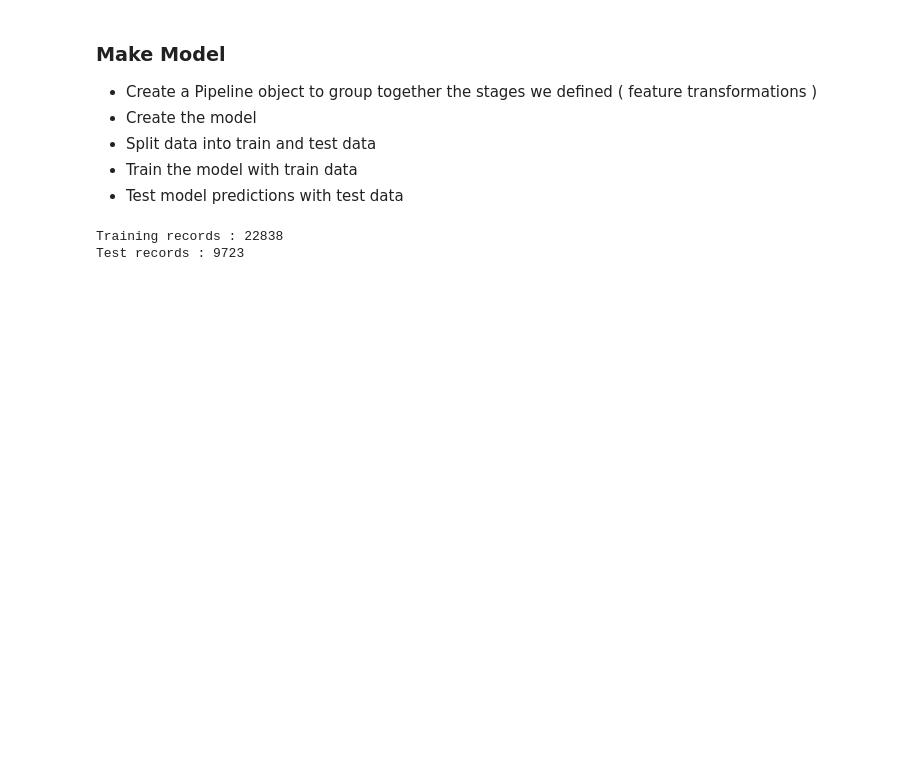
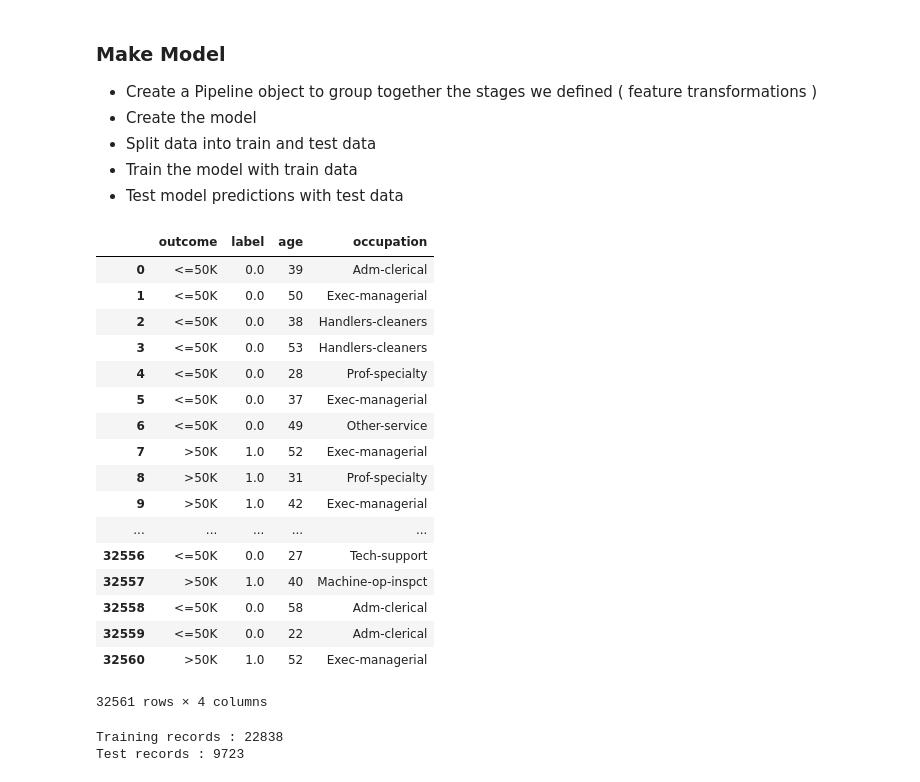
Before and after one commit to asierabreu/spark-course, a Jupyter notebook: Notebooks/Lab4/Lab4-ML-LogisticRegression-Example.ipynb, the cells around one changed output. Drawn from its saved outputs; the diff is of its cells as text; code cells hidden in the pictures; blank space fills up the shorter version.

```diff
--- a/Notebooks/Lab4/Lab4-ML-LogisticRegression-Example.ipynb
+++ b/Notebooks/Lab4/Lab4-ML-LogisticRegression-Example.ipynb
@@ -326,6 +326,27 @@ transformed_df = transformer.transform(df)
 # Keep relevant columns
 selection = ["label", "features", "age", "occupation"] + assemblerInputs
 dataset = transformed_df.select(selection)
+# %%
+transformed_df.select("outcome","label", "age", "occupation").toPandas()
+# %% [output]
+|  | outcome | label | age | occupation |
+| 0 | <=50K | 0.0 | 39 | Adm-clerical |
+| 1 | <=50K | 0.0 | 50 | Exec-managerial |
+| 2 | <=50K | 0.0 | 38 | Handlers-cleaners |
+| 3 | <=50K | 0.0 | 53 | Handlers-cleaners |
+| 4 | <=50K | 0.0 | 28 | Prof-specialty |
+| 5 | <=50K | 0.0 | 37 | Exec-managerial |
+| 6 | <=50K | 0.0 | 49 | Other-service |
+| 7 | >50K | 1.0 | 52 | Exec-managerial |
+| 8 | >50K | 1.0 | 31 | Prof-specialty |
+| 9 | >50K | 1.0 | 42 | Exec-managerial |
+| ... | ... | ... | ... | ... |
+| 32556 | <=50K | 0.0 | 27 | Tech-support |
+| 32557 | >50K | 1.0 | 40 | Machine-op-inspct |
+| 32558 | <=50K | 0.0 | 58 | Adm-clerical |
+| 32559 | <=50K | 0.0 | 22 | Adm-clerical |
+| 32560 | >50K | 1.0 | 52 | Exec-managerial |
+32561 rows × 4 columns
 # %%
 ### Randomly split data into training (70%) and test (30%) sets. set seed for reproducibility
 (train_data, test_data) = dataset.randomSplit([0.7, 0.3], seed = 100)
```
Also changed, not shown: parts of 7 cells of this notebook.
